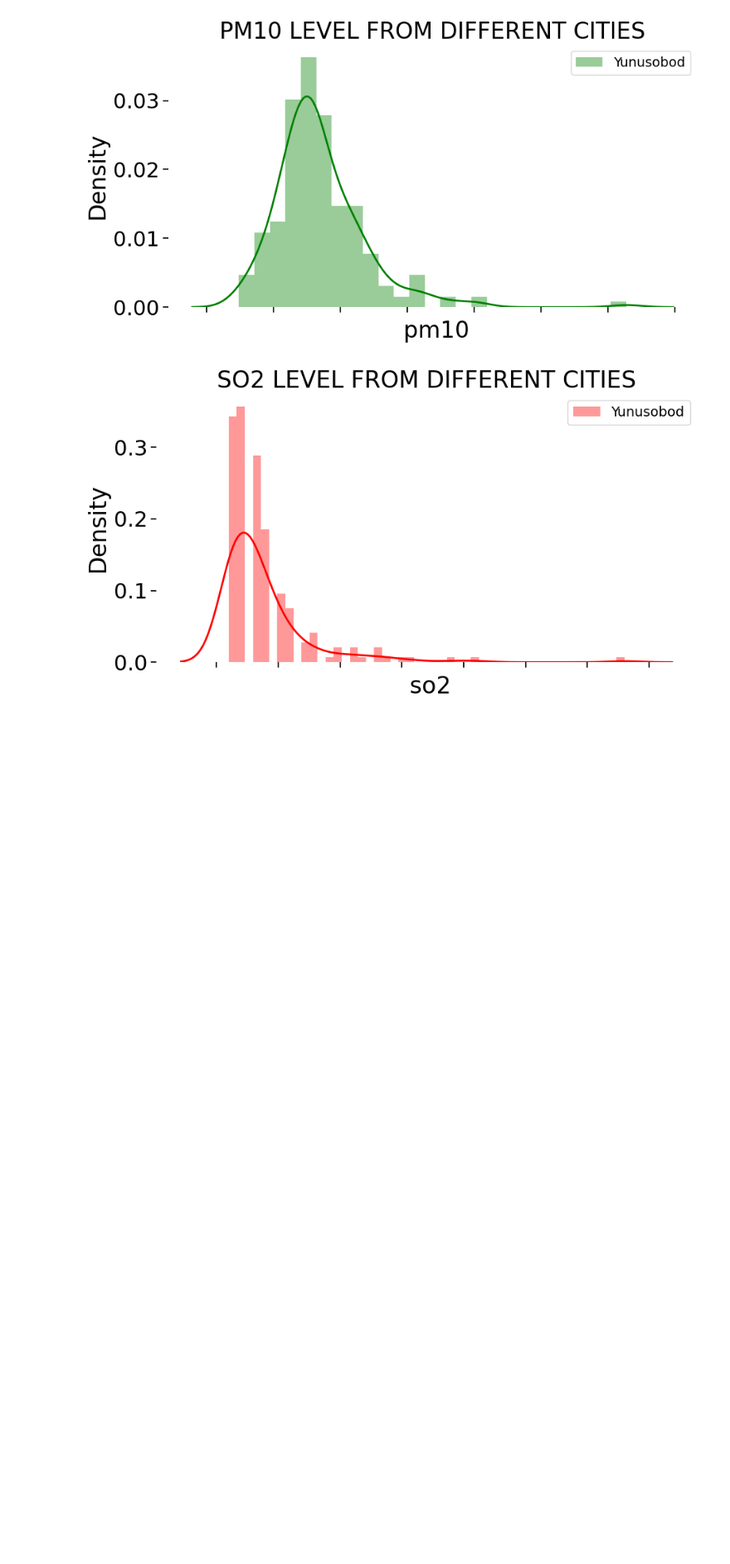
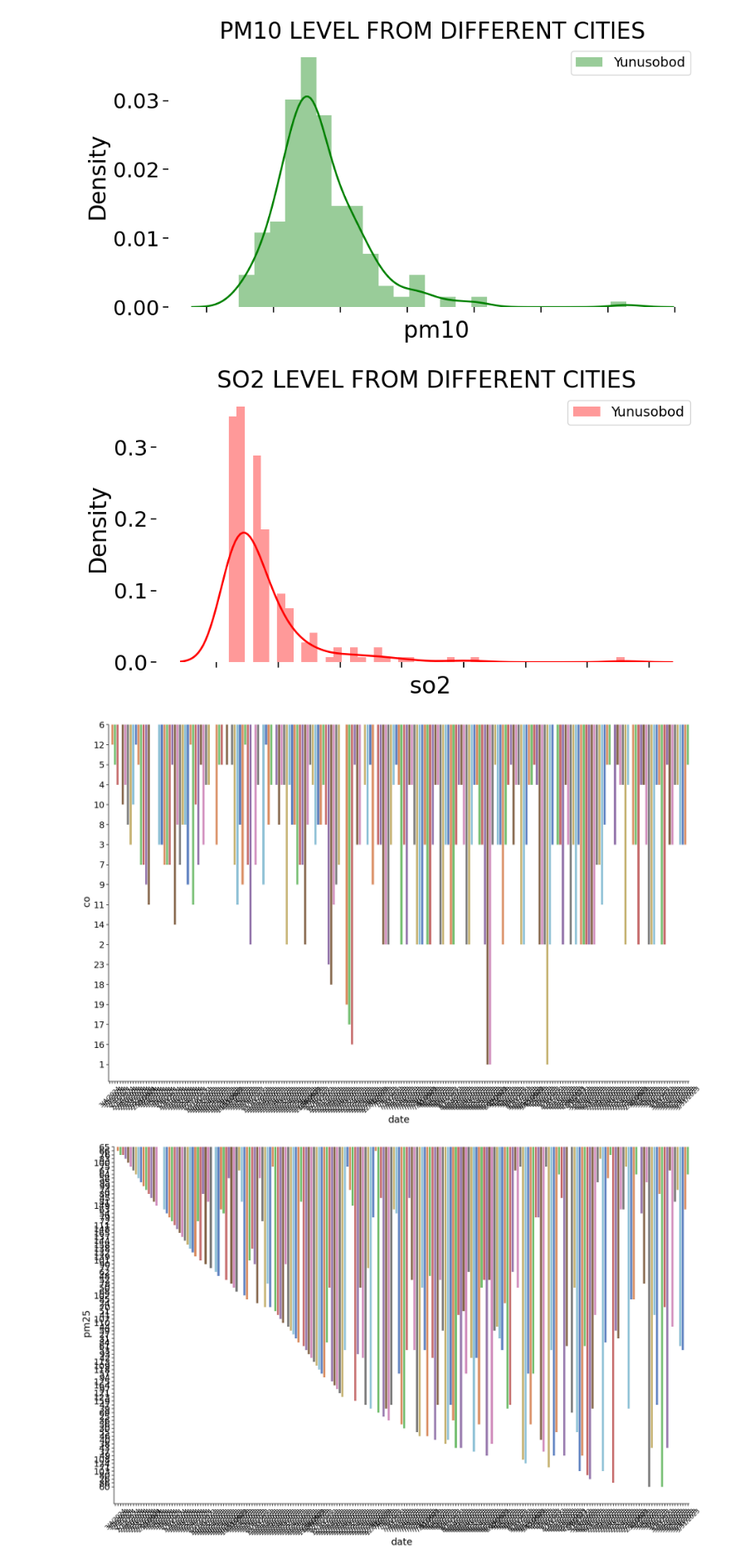
Before and after one commit to iMan0405/Portfolio_DT_vs_AI, a Jupyter notebook: Air_Quality_Tashkent_Yunusobod.ipynb, the cells around one changed output. Shown at 83% size. Drawn from its saved outputs; the diff is of its cells as text; code cells hidden in the pictures; blank space fills up the shorter version.

```diff
--- a/Air_Quality_Tashkent_Yunusobod.ipynb
+++ b/Air_Quality_Tashkent_Yunusobod.ipynb
@@ -196,3 +196,18 @@ ax.legend(fontsize = 14)
 [figure]
 [figure]
 [figure]
+# %%
+chart = sns.catplot(x="date", y=" co", data=df_yunusobod, height=14, aspect=1.6, kind="bar", palette="muted");
+chart.set_xticklabels(rotation=45);
+
+chart = sns.catplot(x="date", y=" pm25", data=df_yunusobod, height=14, aspect=1.6, kind="bar", palette="muted");
+chart.set_xticklabels(rotation=45);
+
+chart = sns.catplot(x="date", y=" pm10", data=df_yunusobod, height=14, aspect=1.6, kind="bar", palette="muted");
+chart.set_xticklabels(rotation=45);
+
+chart = sns.catplot(x="date", y=" so2", data=df_yunusobod, height=14, aspect=1.6, kind="bar", palette="muted");
+chart.set_xticklabels(rotation=45);
+# %% [output]
+[figure, added]
+[figure, added]
```
Also changed, not shown: parts of 2 cells of this notebook.
